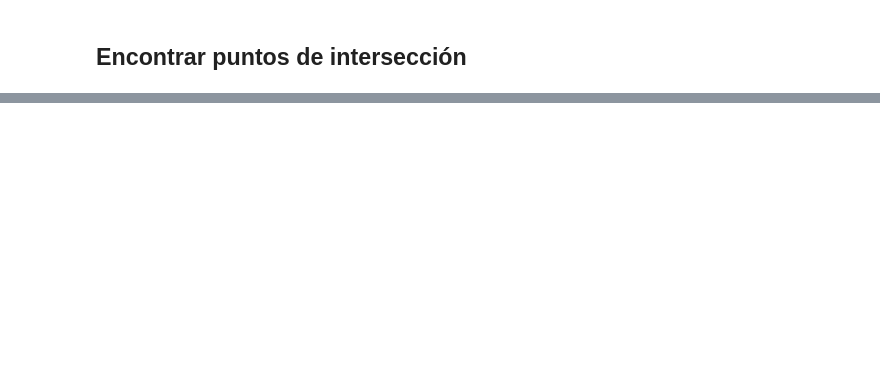
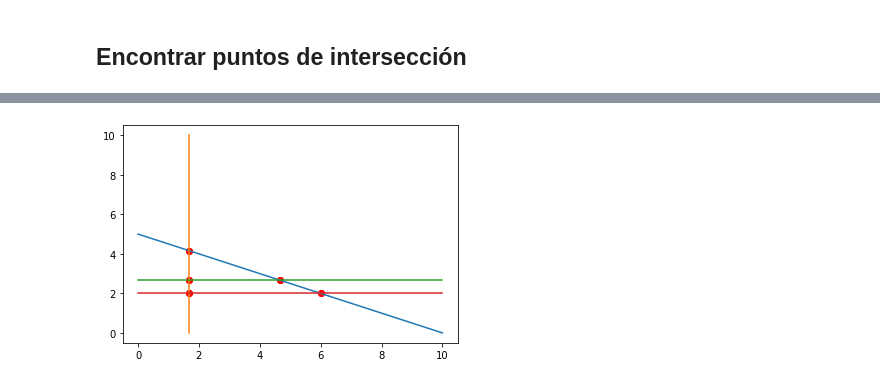
Before and after one commit to Frany-oss/Trabajo-Final-Algebra-Lineal, a Jupyter notebook: LinearProgramming.ipynb, the cells around one changed output, grey strips where cells are left out. Cells and saved outputs as stored; diff of their text form; code cells hidden in the pictures; blank space fills up the shorter version.

```diff
--- a/LinearProgramming.ipynb
+++ b/LinearProgramming.ipynb
@@ -89,0 +59,20 @@ Intersection detected: (7.0, 3.0)
+# %%
+def graph_inter(ineq,ineq_r):
+    interX = []
+    interY = []
+    for ine1 , r1 in zip(ineq,ineq_r):
+        for ine2 , r2 in zip(ineq,ineq_r):
+            R = intersection(ine1,ine2,r1,r2)
+            if R and R[0]>0 and R[1]>0:
+                interX.append(R[0])
+                interY.append(R[1])
+
+    pyplot.plot(interX,interY,'ro')
+    return interX,interY
+# %%
+ineq = [[2,4],[3,0],[0,3],[0,1]]
+ineq_r = [20,5,8,2]
+interX,interY = graph_inter(ineq,ineq_r)
+graph_inec(ineq,ineq_r)
+# %% [output]
+[figure, added]
```
Also changed, not shown: parts of 11 cells of this notebook.
